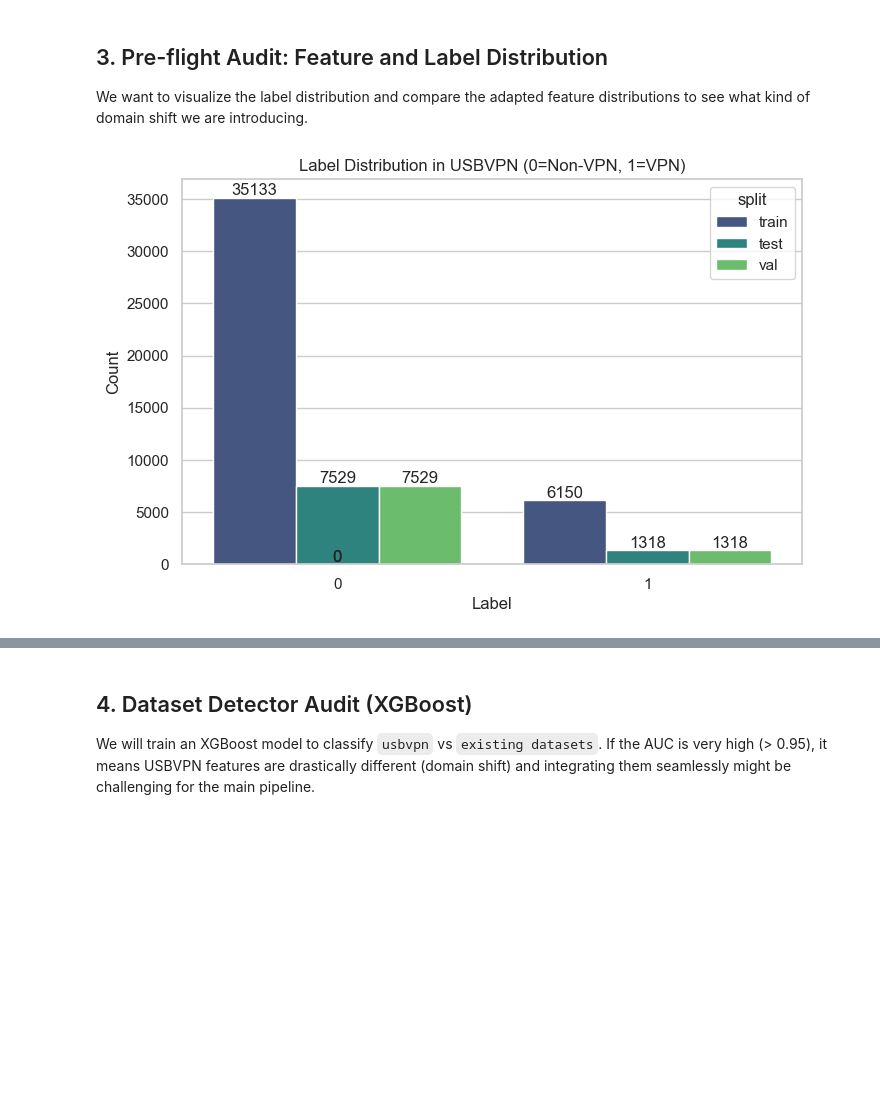
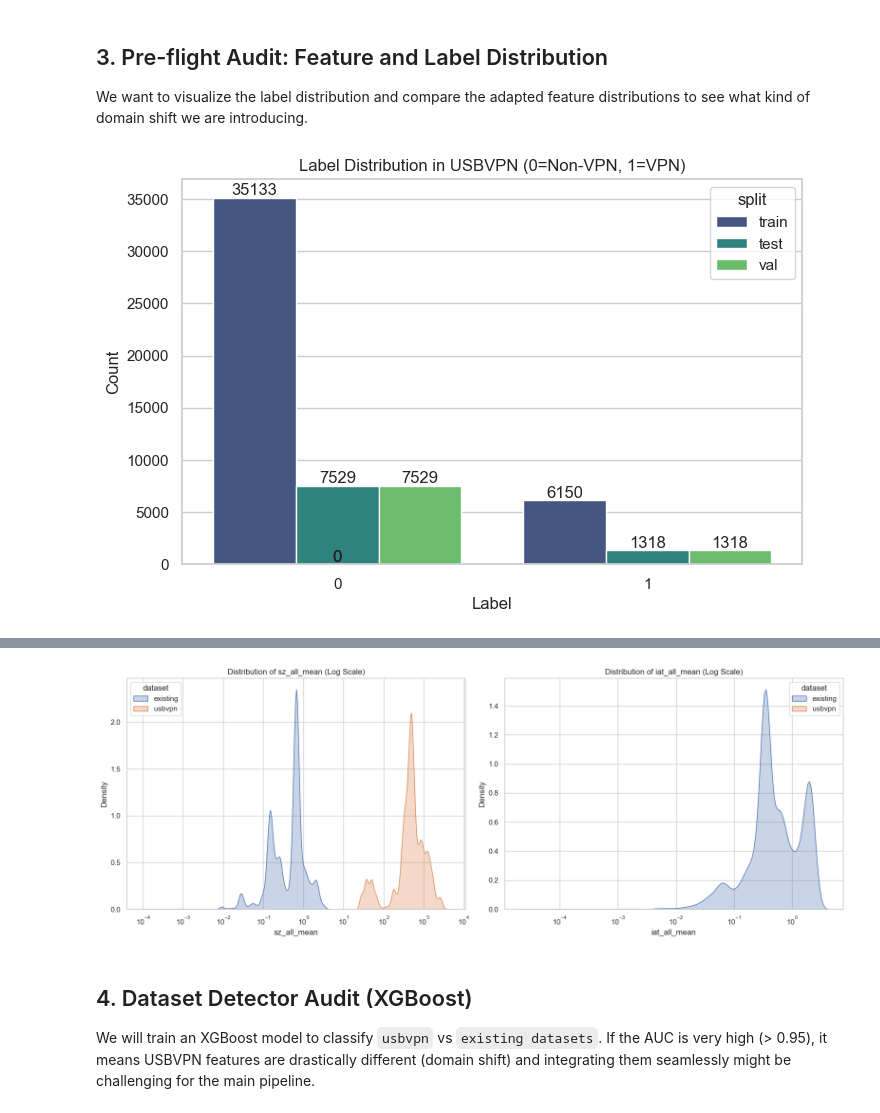
Before and after one commit to MalinaDumitrescu/ai-vpn-firewall, a Jupyter notebook: notebooks/09_usbvpn_integration.ipynb, the cells around one changed output, grey strips where cells are left out. Drawn from its saved outputs; the diff is of its cells as text; code cells hidden in the pictures; blank space fills up the shorter version.

```diff
--- a/notebooks/09_usbvpn_integration.ipynb
+++ b/notebooks/09_usbvpn_integration.ipynb
@@ -100,7 +101,7 @@ def _calculate_flow_stats_from_packets(packets: list) -> dict:
             return 0.0, 0.0, 0.0, 0.0, 0.0, 0.0, 0.0
         return (
             float(np.mean(arr)),
-            float(np.std(arr)) if len(arr) > 1 else 0.0,
+            float(np.std(arr, ddof=0)) if len(arr) > 1 else 0.0,
             float(np.min(arr)),
             float(np.max(arr)),
             float(np.median(arr)),
@@ -108,40 +109,42 @@ def _calculate_flow_stats_from_packets(packets: list) -> dict:
             float(np.percentile(arr, 75))
         )
 
-    sz_all_mean, sz_all_std, sz_all_min, sz_all_max, sz_all_median, sz_all_p25, sz_all_p75 = calc_stats(sizes_all)
+    sz_all_mean, sz_all_std, _, _, sz_all_median, sz_all_p25, sz_all_p75 = calc_stats(sizes_all)
     sz_fwd_mean, sz_fwd_std, _, _, _, _, _ = calc_stats(sizes_fwd)
     sz_bwd_mean, sz_bwd_std, _, _, _, _, _ = calc_stats(sizes_bwd)
 
-    iat_all_mean, iat_all_std, iat_all_min, iat_all_max, iat_all_median, iat_all_p25, iat_all_p75 = calc_stats(iats_all)
+    iat_all_mean, iat_all_std, _, _, iat_all_median, iat_all_p25, iat_all_p75 = calc_stats(iats_all)
 
     # Note: We can't easily calculate directional IATs from this data format because we only have
     # overall timestamps, not directional ones. We will approximate directional IATs with overall IATs
     # for the purpose of the min/max mapping. This is a compromise due to data limitations.
     iat_fwd_mean = iat_all_mean
     iat_bwd_mean = iat_all_mean
+    iat_fwd_std = iat_all_std
+    iat_bwd_std = iat_all_std
 
     return {
         "sz_all_mean": sz_all_mean,
         "sz_all_std": sz_all_std,
-        "sz_all_min": sz_all_min,
-        "sz_all_max": sz_all_max,
         "sz_all_median": sz_all_median,
         "sz_all_p25": sz_all_p25,
         "sz_all_p75": sz_all_p75,
 
         "sz_mean_max": max(sz_fwd_mean, sz_bwd_mean),
         "sz_mean_min": min(sz_fwd_mean, sz_bwd_mean),
+        "sz_std_max": max(sz_fwd_std, sz_bwd_std),
+        "sz_std_min": min(sz_fwd_std, sz_bwd_std),
 
         "iat_all_mean": iat_all_mean,
         "iat_all_std": iat_all_std,
-        "iat_all_min": iat_all_min,
-        "iat_all_max": iat_all_max,
         "iat_all_median": iat_all_median,
         "iat_all_p25": iat_all_p25,
         "iat_all_p75": iat_all_p75,
 
         "iat_mean_max": max(iat_fwd_mean, iat_bwd_mean),
         "iat_mean_min": min(iat_fwd_mean, iat_bwd_mean),
+        "iat_std_max": max(iat_fwd_std, iat_bwd_std),
+        "iat_std_min": min(iat_fwd_std, iat_bwd_std),
 
         "tot_pkt": len(sizes_all)
     }
@@ -159,7 +162,7 @@ def adapt_usbvpn_to_pipeline(raw_dir: Path) -> pd.DataFrame:
         n_samples = 1000
         dummy_data = {
             "flow_id": [f"usbvpn_{i}" for i in range(n_samples)],
-            "label": np.random.choice(["VPN", "NonVPN"], n_samples),
+            "label": np.random.choice([1, 0], n_samples),
             "sz_mean_max": np.random.uniform(50, 1500, n_samples),
             "sz_mean_min": np.random.uniform(50, 1500, n_samples),
             "sz_all_mean": np.random.uniform(50, 1500, n_samples),
@@ -245,7 +248,7 @@ def adapt_usbvpn_to_pipeline(raw_dir: Path) -> pd.DataFrame:
         df_out[f"h_iat_all_{i:02d}"] = 0.0
 
     # Ensure min/median/etc are present even if logic missed them
-    for metric in ["median", "min", "max", "p25", "p75"]:
+    for metric in ["median", "p25", "p75"]:
         if f"sz_all_{metric}" not in df_out.columns:
             df_out[f"sz_all_{metric}"] = df_out["sz_all_mean"]
         if f"iat_all_{metric}" not in df_out.columns:
@@ -348,13 +351,35 @@ plt.show()
 COMPARE_EXISTING = False
 df_existing = None
 try:
-    existing_flows_path = paths.data_processed_dir / "prepared_flows.parquet"
-    if existing_flows_path.exists():
-        df_existing = pd.read_parquet(existing_flows_path)
-        logger.info(f"Loaded existing flows: {df_existing.shape}")
+    iscx_flows_path = paths.data_processed_dir / "iscx" / "features.parquet"
+    vnat_flows_path = paths.data_processed_dir / "vnat" / "features.parquet"
+
+    dfs_to_concat = []
+
+    if iscx_flows_path.exists():
+        dfs_to_concat.append(pd.read_parquet(iscx_flows_path))
+        logger.info(f"Loaded ISCX flows from: {iscx_flows_path}")
+    else:
+        logger.warning(f"ISCX flows not found at {iscx_flows_path}.")
+
+    if vnat_flows_path.exists():
+        dfs_to_concat.append(pd.read_parquet(vnat_flows_path))
+        logger.info(f"Loaded VNAT flows from: {vnat_flows_path}")
+    else:
+        logger.warning(f"VNAT flows not found at {vnat_flows_path}.")
+
+    if dfs_to_concat:
+        df_existing = pd.concat(dfs_to_concat, ignore_index=True)
+        logger.info(f"Combined existing flows shape: {df_existing.shape}")
 
         # We need overlapping columns
         overlap_cols = ["dataset", "sz_all_mean", "iat_all_mean"]
+
+        # Ensure 'dataset' column exists
+        if 'dataset' not in df_existing.columns:
+            logger.warning("Dataset column missing in existing data, assigning dummy values based on paths if possible, or 'existing'")
+            # If we don't have dataset col, we might need a workaround, but usually it's there
+            df_existing['dataset'] = 'existing'
 
         df_vis = pd.concat([
             df_existing[overlap_cols].dropna(),
@@ -363,19 +388,22 @@ try:
 
         fig, axes = plt.subplots(1, 2, figsize=(16, 6))
 
-        sns.kdeplot(data=df_vis, x="sz_all_mean", hue="dataset", ax=axes[0], log_scale=True, common_norm=False, fill=True, alpha=0.3)
-        axes[0].set_title("Distribution of sz_all_mean (Log Scale)")
+        with warnings.catch_warnings():
+            warnings.simplefilter("ignore", UserWarning) # Ignore seaborn 0 variance warnings for dummy data
+            sns.kdeplot(data=df_vis, x="sz_all_mean", hue="dataset", ax=axes[0], log_scale=True, common_norm=False, fill=True, alpha=0.3)
+            axes[0].set_title("Distribution of sz_all_mean (Log Scale)")
 
-        sns.kdeplot(data=df_vis, x="iat_all_mean", hue="dataset", ax=axes[1], log_scale=True, common_norm=False, fill=True, alpha=0.3)
-        axes[1].set_title("Distribution of iat_all_mean (Log Scale)")
+            sns.kdeplot(data=df_vis, x="iat_all_mean", hue="dataset", ax=axes[1], log_scale=True, common_norm=False, fill=True, alpha=0.3)
+            axes[1].set_title("Distribution of iat_all_mean (Log Scale)")
 
         plt.tight_layout()
         plt.show()
 
         COMPARE_EXISTING = True
     else:
-        logger.warning(f"Existing flows not found at {existing_flows_path}. Skipping comparison.")
+        logger.warning("No existing flows (ISCX or VNAT) found. Skipping comparison.")
         COMPARE_EXISTING = False
+
 except Exception as e:
     logger.error(f"Error loading existing flows for comparison: {e}")
     COMPARE_EXISTING = False
@@ -385,3 +416,4 @@ except Exception as e:
+[figure, added]
 # %% [markdown]
 ## 4. Dataset Detector Audit (XGBoost)
 
```
Also changed, not shown: parts of 5 cells of this notebook.
